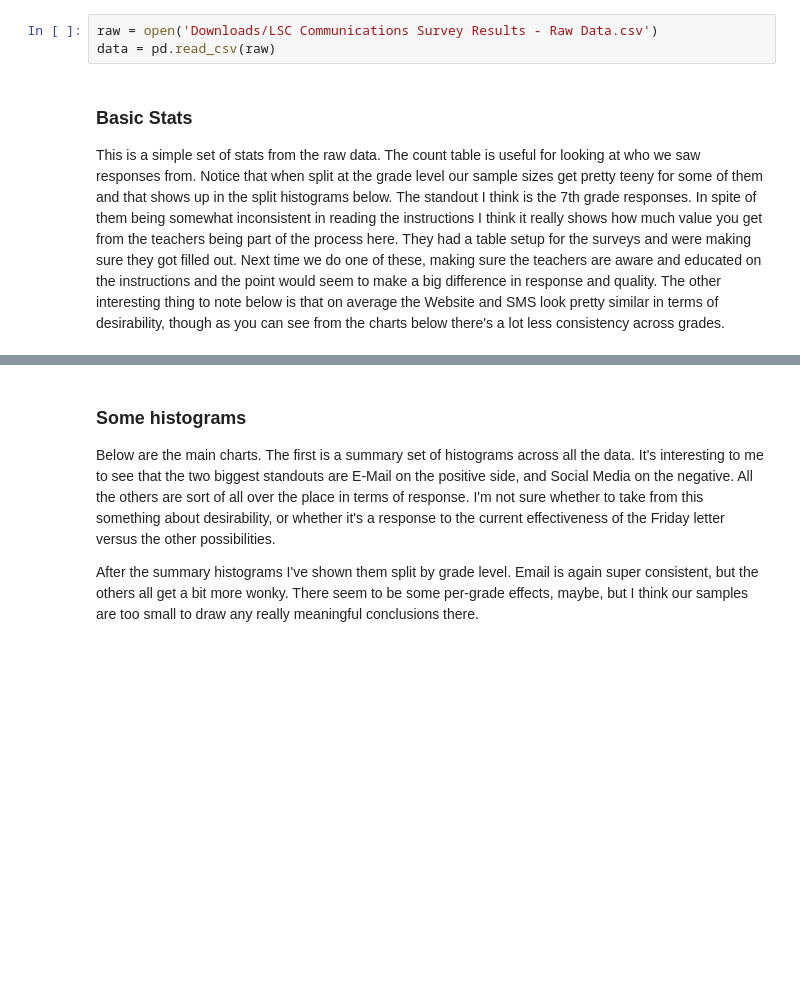
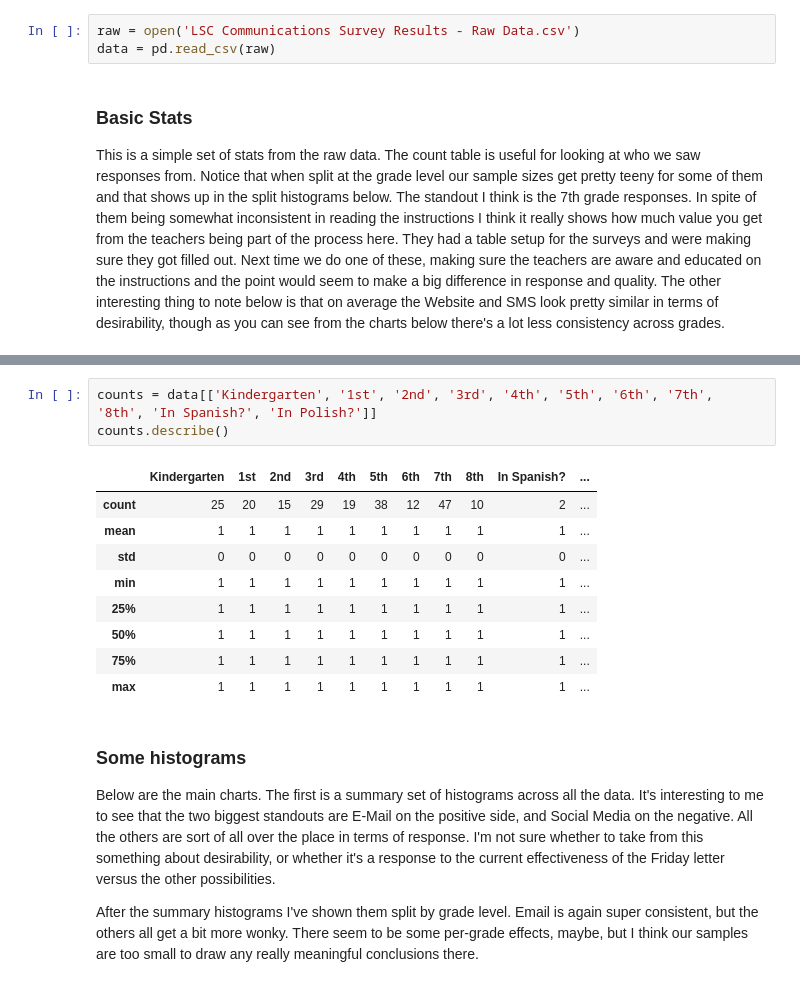
Before and after one commit to uncomfortably/lsccommunications, a Jupyter notebook: LSC Communications Survey.ipynb, the cells around one changed output, grey strips where cells are left out. Saved outputs shown, nothing was run; the diff lists cells and outputs as text; blank space fills up the shorter version.

```diff
--- a/LSC Communications Survey.ipynb
+++ b/LSC Communications Survey.ipynb
@@ -26,7 +26,7 @@ Last note... for those of you who aren't code folks, you can ignore any of the f
 import matplotlib.pyplot as plt
 import pandas as pd
 # %%
-raw = open('Downloads/LSC Communications Survey Results - Raw Data.csv')
+raw = open('LSC Communications Survey Results - Raw Data.csv')
 data = pd.read_csv(raw)
 # %% [markdown]
 ### Basic Stats
@@ -47,3 +48,16 @@ data.describe()
+# %%
+counts = data[['Kindergarten', '1st', '2nd', '3rd', '4th', '5th', '6th', '7th', '8th', 'In Spanish?', 'In Polish?']]
+counts.describe()
+# %% [output]
+|  | Kindergarten | 1st | 2nd | 3rd | 4th | 5th | 6th | 7th | 8th | In Spanish? | ... |
+| count | 25 | 20 | 15 | 29 | 19 | 38 | 12 | 47 | 10 | 2 | ... |
+| mean | 1 | 1 | 1 | 1 | 1 | 1 | 1 | 1 | 1 | 1 | ... |
+| std | 0 | 0 | 0 | 0 | 0 | 0 | 0 | 0 | 0 | 0 | ... |
+| min | 1 | 1 | 1 | 1 | 1 | 1 | 1 | 1 | 1 | 1 | ... |
+| 25% | 1 | 1 | 1 | 1 | 1 | 1 | 1 | 1 | 1 | 1 | ... |
+| 50% | 1 | 1 | 1 | 1 | 1 | 1 | 1 | 1 | 1 | 1 | ... |
+| 75% | 1 | 1 | 1 | 1 | 1 | 1 | 1 | 1 | 1 | 1 | ... |
+| max | 1 | 1 | 1 | 1 | 1 | 1 | 1 | 1 | 1 | 1 | ... |
 # %% [markdown]
 ### Some histograms
 
```
Also changed, not shown: parts of 2 cells of this notebook.
